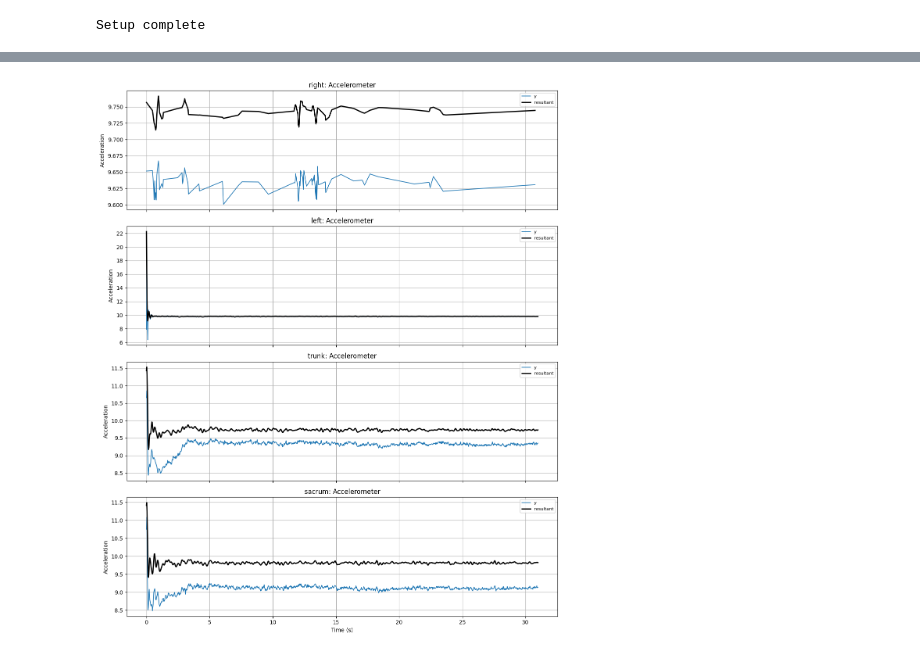
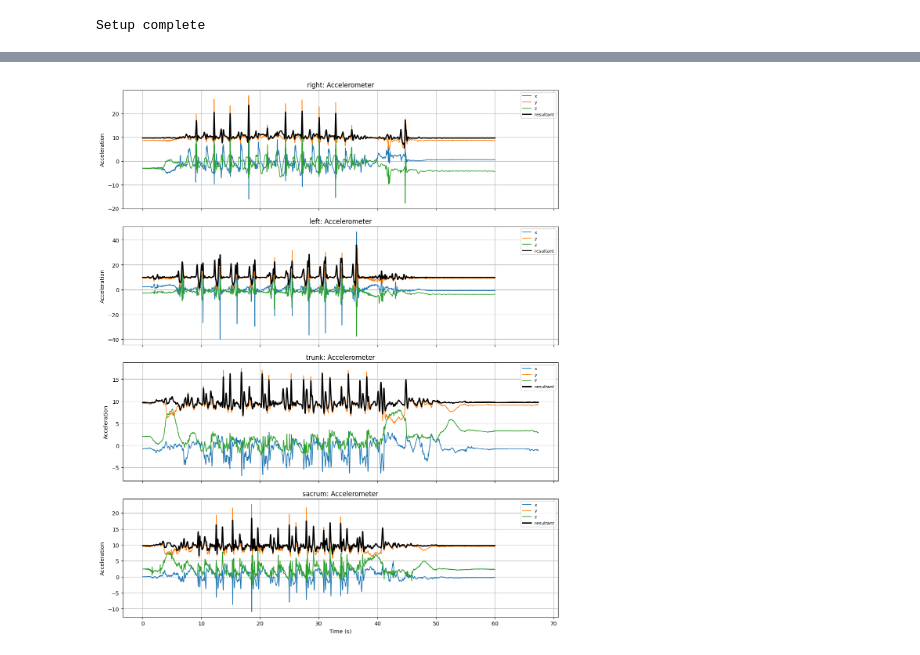
Before and after one commit to ahmedazhar2299/my-walk-sentinal, a Jupyter notebook: Sensors_Visualizers/walking_multi_sensor_visualizer.ipynb, the cells around one changed output, grey strips where cells are left out. Saved outputs shown, nothing was run; the diff lists cells and outputs as text; code cells hidden in the pictures.

Commit message:
Update: fix plot time stamps for visualization

```diff
--- a/Sensors_Visualizers/walking_multi_sensor_visualizer.ipynb
+++ b/Sensors_Visualizers/walking_multi_sensor_visualizer.ipynb
@@ -109,11 +157,12 @@ def find_sensor_csv(outside_folder, sensor_name):
     return None
 
 
-def load_walking_sensor(outside_folder, sensor_name):
+def load_sensor_recording(outside_folder, sensor_name):
     csv_path = find_sensor_csv(outside_folder, sensor_name)
     if csv_path is None:
         return None
-    df, meta = read_preprocess_activity_csv(csv_path, CONFIG, "walk")
+    raw = pd.read_csv(csv_path)
+    df, meta = preprocess_activity_dataframe(raw, CONFIG)
     acc, acc_source = select_motion_acc_signal(df, CONFIG.prefer_useracc_for_motion)
     t = df["time_s"].to_numpy(dtype=float)
     summary = sv.exact_compare_walk_summary(t, acc, meta.fs_hz)
@@ -132,7 +181,7 @@ def load_walking_sensor(outside_folder, sensor_name):
 def load_all_sensors(outside_folder):
     loaded = {}
     for sensor in SENSOR_ORDER:
-        loaded[sensor] = load_walking_sensor(outside_folder, sensor)
+        loaded[sensor] = load_sensor_recording(outside_folder, sensor)
     return loaded
 
 if OUTSIDE_FOLDER is None:
@@ -201,7 +250,7 @@ plot_sensor_gyroscope(SENSOR_DATA)
 # %%
-SHOW_ACCEL_X = False
+SHOW_ACCEL_X = True
 SHOW_ACCEL_Y = True
-SHOW_ACCEL_Z = False
+SHOW_ACCEL_Z = True
 SHOW_ACCEL_RESULTANT = True
 
 
@@ -217,34 +266,34 @@ def plot_sensor_accelerometer(sensor_data):
         ("accel_z", SHOW_ACCEL_Z, "z"),
         ("acc_mag", SHOW_ACCEL_RESULTANT, "resultant"),
     ]
     active_components = [(col, label) for col, show, label in accel_components if show]
     if not active_components:
         print("No accelerometer components selected")
         return
 
     fig, axes = plt.subplots(len(items), 1, figsize=(12, 3.6 * len(items)), sharex=True)
     if len(items) == 1:
         axes = [axes]
 
     for ax, (sensor, item) in zip(axes, items):
         df = item["df"]
         t = item["time_s"]
         for col, label in active_components:
             if col in df:
                 linewidth = 2.1 if label == "resultant" else 1.25
                 color = "black" if label == "resultant" else None
                 ax.plot(t, df[col].to_numpy(dtype=float), linewidth=linewidth, color=color, label=label)
         ax.set_title(f"{sensor}: Accelerometer")
         ax.set_ylabel("Acceleration")
         ax.legend(loc="upper right", fontsize=8, framealpha=0.85)
 
     axes[-1].set_xlabel("Time (s)")
     plt.tight_layout()
     plt.show()
 
 plot_sensor_accelerometer(SENSOR_DATA)
 # %% [output]
-[figure, old version]
+[figure, new version]
 # %%
 def sensor_summary_row(sensor, item):
     s = item["summary"]
```
Also changed, not shown: parts of 7 cells of this notebook.
